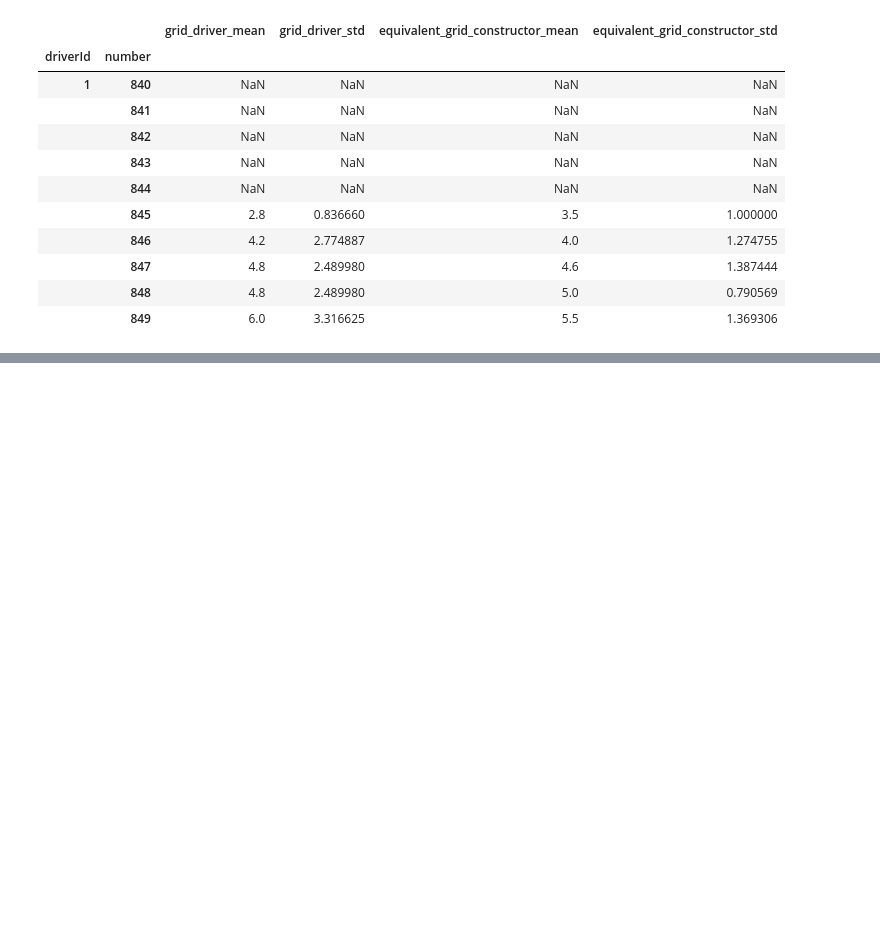
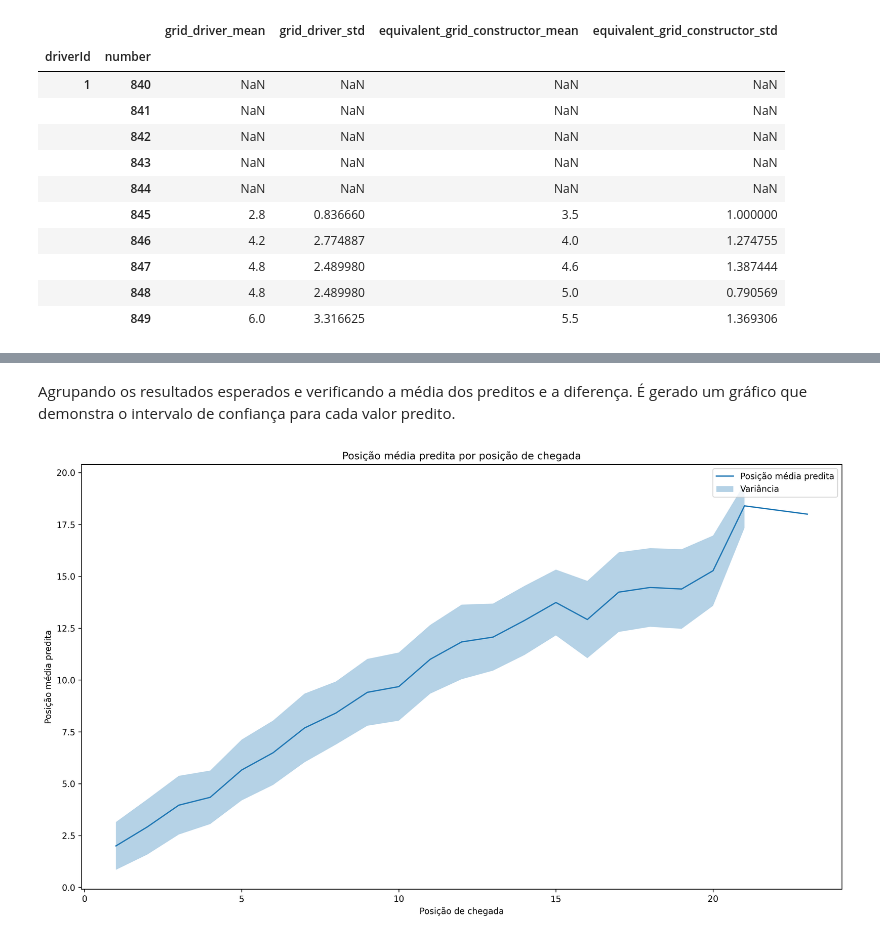
Before and after one commit to GuiCT/data-science-uni, a Jupyter notebook: predictive.ipynb, the cells around one changed output, grey strips where cells are left out. Drawn from its saved outputs; the diff is of its cells as text; code cells hidden in the pictures; blank space fills up the shorter version.

```diff
--- a/predictive.ipynb
+++ b/predictive.ipynb
@@ -376,0 +408,27 @@ test_df.groupby('position')[['predicted_position', 'delta']].agg(['mean', 'min',
+# %% [markdown]
+Agrupando os resultados esperados e verificando a média dos preditos e a diferença. É gerado um gráfico que demonstra o intervalo de confiança para cada valor predito.
+# %%
+prediction_stats_df = (
+    test_df
+    .groupby('position')[['predicted_position', 'delta']]
+    .agg(['mean', 'min', 'max', 'std'])
+)
+prediction_stats_df.columns = ['_'.join(col).strip() for col in prediction_stats_df.columns.values]
+
+fig, ax = plt.subplots(figsize=(16,9))
+ax.plot(prediction_stats_df['predicted_position_mean'], label='Posição média predita')
+ax.fill_between(
+    prediction_stats_df.index,
+    prediction_stats_df['predicted_position_mean'] - np.sqrt(prediction_stats_df['predicted_position_std']),
+    prediction_stats_df['predicted_position_mean'] + np.sqrt(prediction_stats_df['predicted_position_std']),
+    alpha=0.33,
+    label='Variância'
+)
+ax.set_xlabel('Posição de chegada')
+ax.set_ylabel('Posição média predita')
+ax.set_title('Posição média predita por posição de chegada')
+ax.legend()
+plt.savefig('.graphs/linear_svr_mean.png', dpi=300, transparent=True)
+plt.show()
+# %% [output]
+[figure, added]
```
Also changed, not shown: parts of 51 cells of this notebook, 1 other file.
